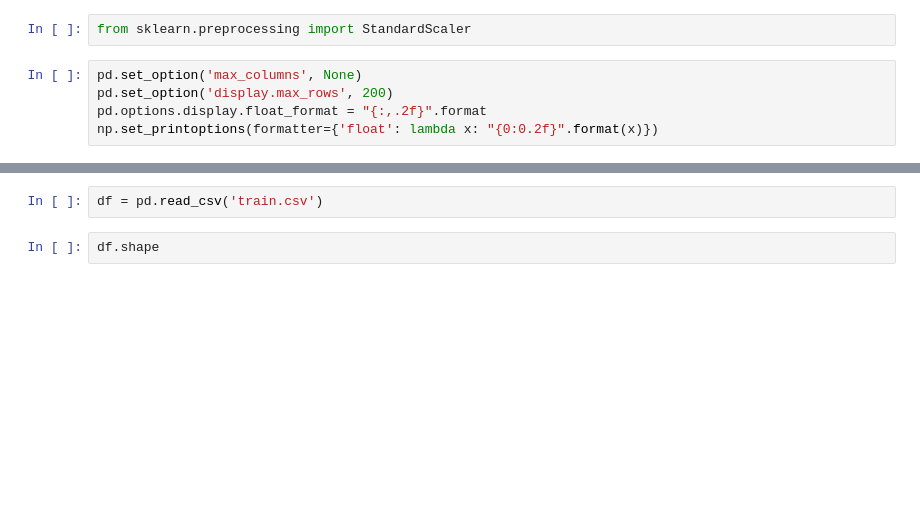
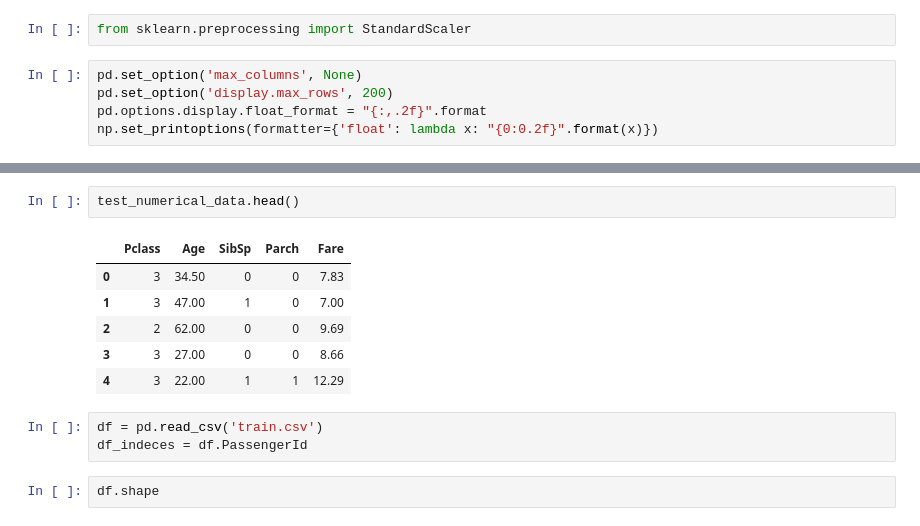
Before and after one commit to Justdek-code/data-science, a Jupyter notebook: titanic_practice/titanic_survived_classification.ipynb, the cells around one changed output, grey strips where cells are left out. Drawn from its saved outputs; the diff is of its cells as text; blank space fills up the shorter version.

```diff
--- a/titanic_practice/titanic_survived_classification.ipynb
+++ b/titanic_practice/titanic_survived_classification.ipynb
@@ -25,5 +42,15 @@ np.set_printoptions(formatter={'float': lambda x: "{0:0.2f}".format(x)})
+# %%
+test_numerical_data.head()
+# %% [output]
+|  | Pclass | Age | SibSp | Parch | Fare |
+| 0 | 3 | 34.50 | 0 | 0 | 7.83 |
+| 1 | 3 | 47.00 | 1 | 0 | 7.00 |
+| 2 | 2 | 62.00 | 0 | 0 | 9.69 |
+| 3 | 3 | 27.00 | 0 | 0 | 8.66 |
+| 4 | 3 | 22.00 | 1 | 1 | 12.29 |
 # %%
 df = pd.read_csv('train.csv')
+df_indeces = df.PassengerId
 # %%
 df.shape
 # %% [output]
```
Also changed, not shown: parts of 16 cells of this notebook.
